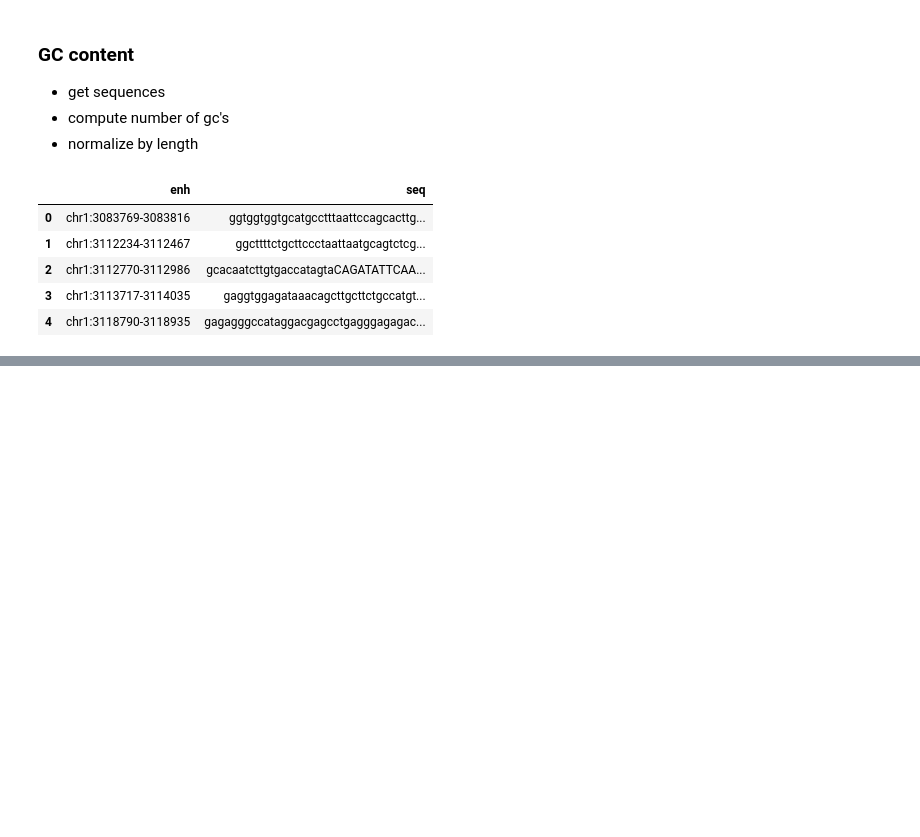
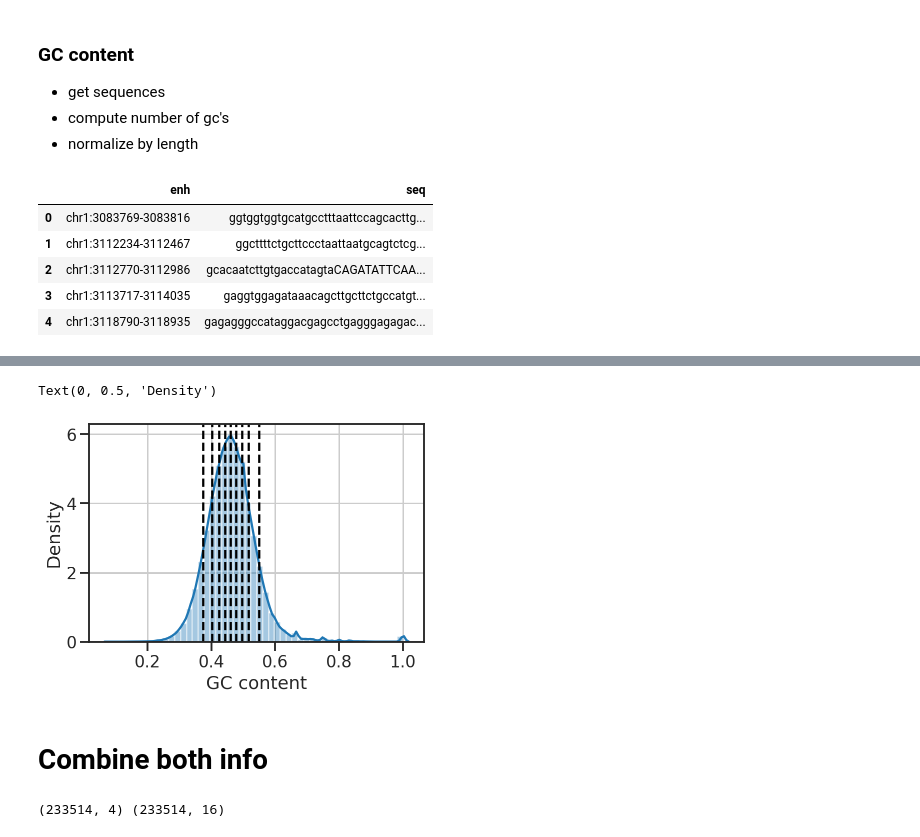
Before and after one commit to mukamel-lab/SingleCellFusion_EnhancerPaper, a Jupyter notebook: annotate_enhancers.ipynb, the cells around one changed output, grey strips where cells are left out. Cells and saved outputs as stored; diff of their text form; code cells hidden in the pictures; blank space fills up the shorter version.

```diff
--- a/annotate_enhancers.ipynb
+++ b/annotate_enhancers.ipynb
@@ -132,4 +137,13 @@ enh_seqs.head()
 def get_gc_content(seq):
     """
     """
-    return
+    seq = seq.upper()
+    num = seq.count('G') + seq.count('C')
+    frac = num/len(seq)
+    return num, frac
+# %%
+#
+enh_seqs['GC_num'] = enh_seqs['seq'].apply(lambda x: get_gc_content(x)[0])
+enh_seqs['GC_frac'] = enh_seqs['seq'].apply(lambda x: get_gc_content(x)[1])
+print(enh_seqs.shape)
+enh_seqs.head()
@@ -135,0 +158,18 @@ def get_gc_content(seq):
+# %%
+fig, ax = plt.subplots()
+_x = enh_seqs['GC_frac'].values
+sns.distplot(_x, ax=ax)
+# decile
+for i in np.arange(10, 100, 10):
+    ax.axvline(np.percentile(_x, i), color='k', linestyle='--')
+ax.set_xlabel('GC content')
+ax.set_ylabel('Density')
+# %% [output]
+Text(0, 0.5, 'Density')
+[figure, added]
+# %% [markdown]
+# Combine both info
+# %%
+print(enh_seqs.shape, enh_list_expand.shape)
+# %% [output]
+(233514, 4) (233514, 16)
```
Also changed, not shown: parts of 7 cells of this notebook, 16 other files.
